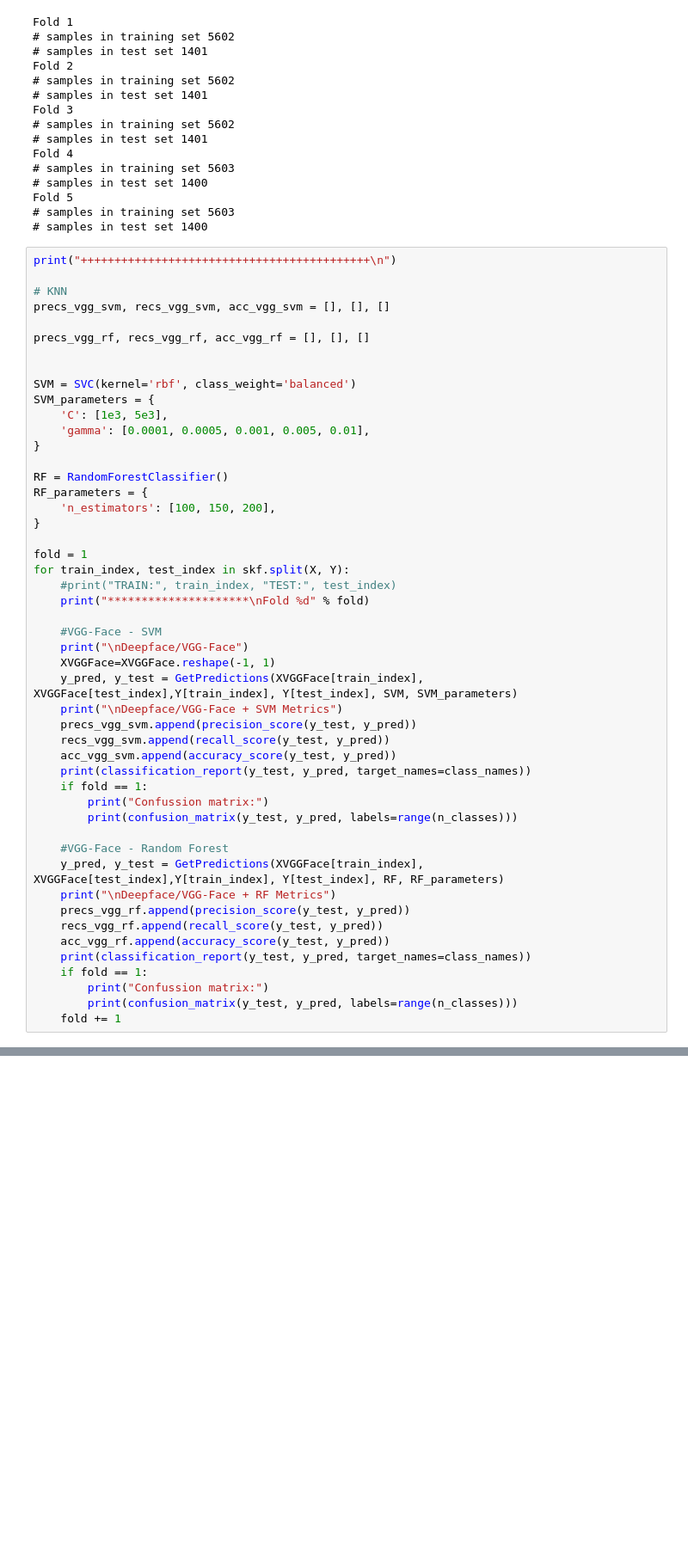
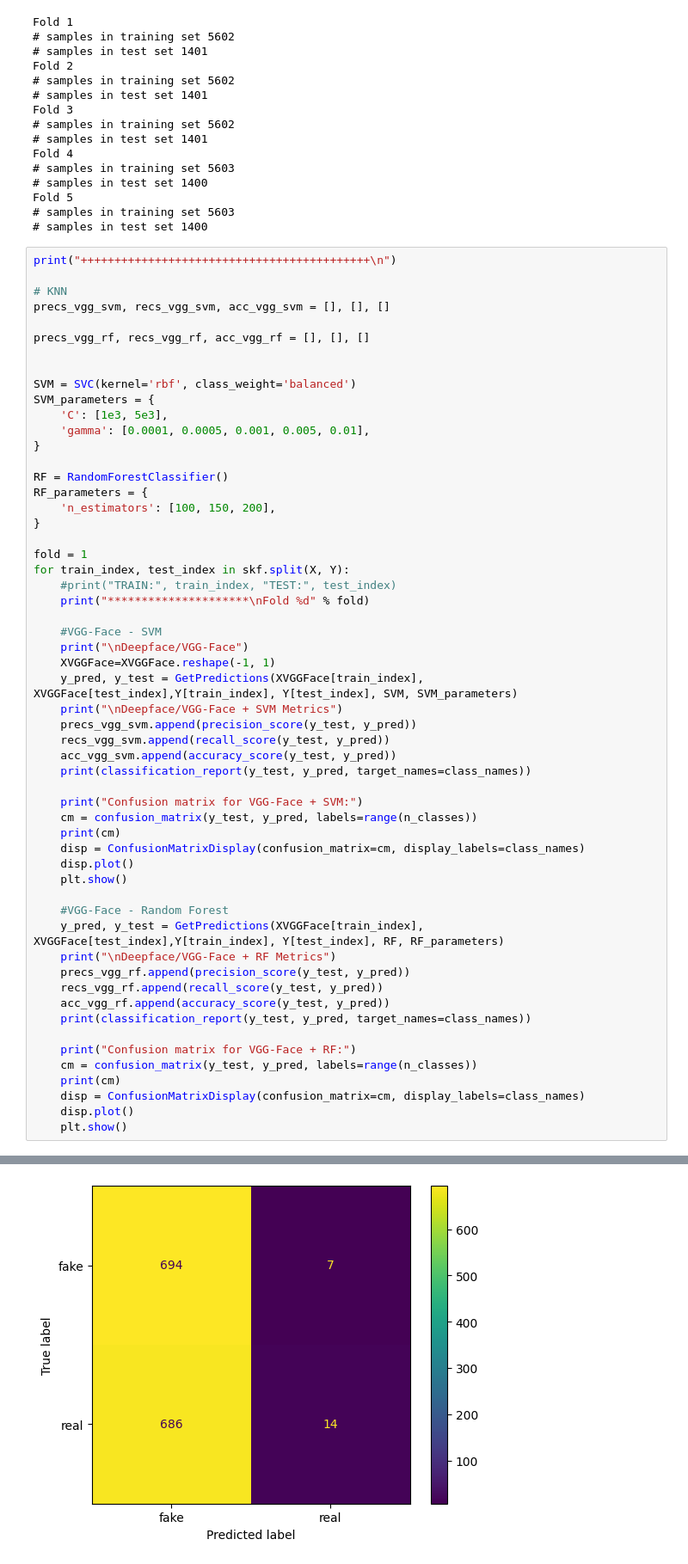
Before and after one commit to MiMaPr/Face-Fake-Real-Detection, a Jupyter notebook: face_detection_VGGFace.ipynb, the cells around one changed output, grey strips where cells are left out. Shown at 86% size. Drawn from its saved outputs; the diff is of its cells as text; blank space fills up the shorter version.

```diff
--- a/face_detection_VGGFace.ipynb
+++ b/face_detection_VGGFace.ipynb
@@ -268,9 +268,13 @@ for train_index, test_index in skf.split(X, Y):
     recs_vgg_svm.append(recall_score(y_test, y_pred))
     acc_vgg_svm.append(accuracy_score(y_test, y_pred))
     print(classification_report(y_test, y_pred, target_names=class_names))
-    if fold == 1:
-        print("Confussion matrix:")
-        print(confusion_matrix(y_test, y_pred, labels=range(n_classes)))
+
+    print("Confusion matrix for VGG-Face + SVM:")
+    cm = confusion_matrix(y_test, y_pred, labels=range(n_classes))
+    print(cm)
+    disp = ConfusionMatrixDisplay(confusion_matrix=cm, display_labels=class_names)
+    disp.plot()
+    plt.show()
 
     #VGG-Face - Random Forest
     y_pred, y_test = GetPredictions(XVGGFace[train_index], XVGGFace[test_index],Y[train_index], Y[test_index], RF, RF_parameters)
@@ -279,10 +283,13 @@ for train_index, test_index in skf.split(X, Y):
     recs_vgg_rf.append(recall_score(y_test, y_pred))
     acc_vgg_rf.append(accuracy_score(y_test, y_pred))
     print(classification_report(y_test, y_pred, target_names=class_names))
-    if fold == 1:
-        print("Confussion matrix:")
-        print(confusion_matrix(y_test, y_pred, labels=range(n_classes)))
-    fold += 1
+
+    print("Confusion matrix for VGG-Face + RF:")
+    cm = confusion_matrix(y_test, y_pred, labels=range(n_classes))
+    print(cm)
+    disp = ConfusionMatrixDisplay(confusion_matrix=cm, display_labels=class_names)
+    disp.plot()
+    plt.show()
 # %% [output]
 +++++++++++++++++++++++++++++++++++++++++++
 
@@ -303,0 +311 @@ weighted avg       0.56      0.51      0.38      1400
+[figure, added]
```
Also changed, not shown: parts of 2 cells of this notebook.
